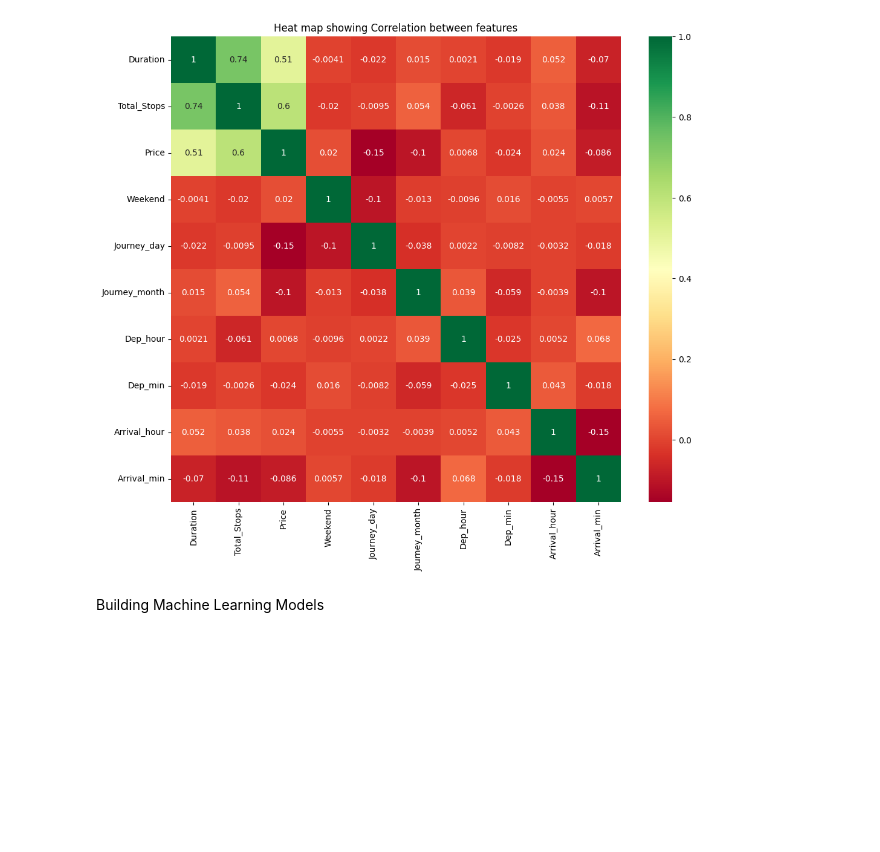
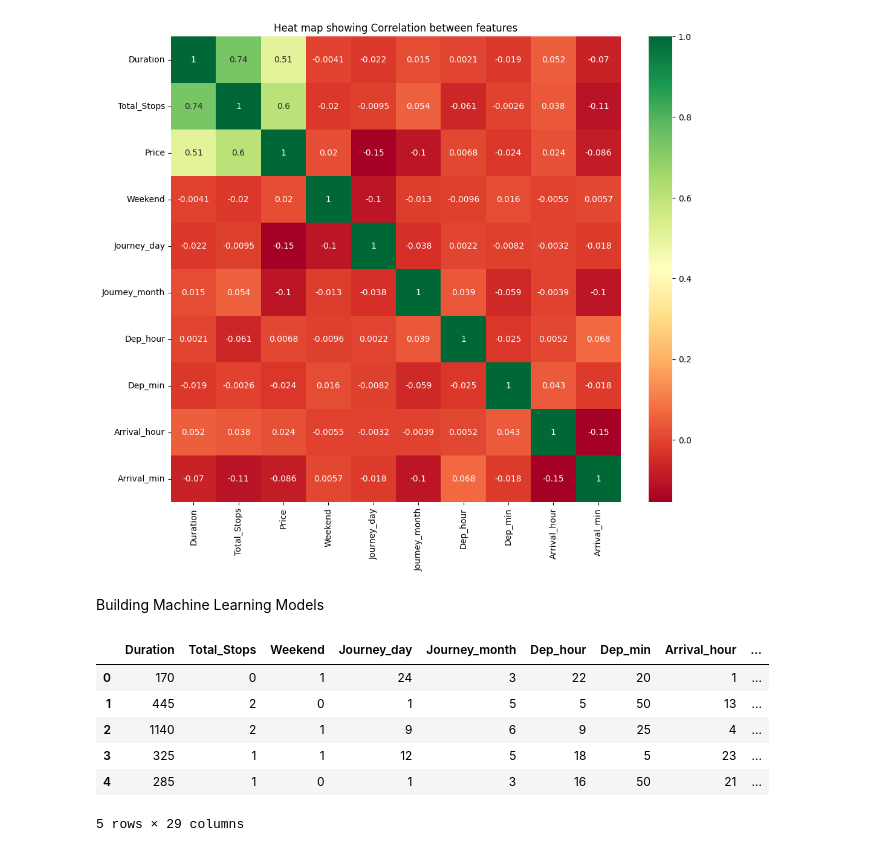
Before and after one commit to AmanSinghal07/PraxisProjects, a Jupyter notebook: Flight_Fare_Prediction.ipynb, the cells around one changed output. Saved outputs shown, nothing was run; the diff lists cells and outputs as text; code cells hidden in the pictures; blank space fills up the shorter version.

```diff
--- a/Flight_Fare_Prediction.ipynb
+++ b/Flight_Fare_Prediction.ipynb
@@ -632,3 +632,17 @@ Price & flight duration
 Duration & Total stops'''
 # %% [markdown]
 Building Machine Learning Models
+# %%
+#splitting data into x and y
+x=df2.drop(["Price"],axis=1)
+y=df2.loc[:,["Price"]].values
+# %%
+x.head()
+# %% [output]
+|  | Duration | Total_Stops | Weekend | Journey_day | Journey_month | Dep_hour | Dep_min | Arrival_hour | ... |
+| 0 | 170 | 0 | 1 | 24 | 3 | 22 | 20 | 1 | ... |
+| 1 | 445 | 2 | 0 | 1 | 5 | 5 | 50 | 13 | ... |
+| 2 | 1140 | 2 | 1 | 9 | 6 | 9 | 25 | 4 | ... |
+| 3 | 325 | 1 | 1 | 12 | 5 | 18 | 5 | 23 | ... |
+| 4 | 285 | 1 | 0 | 1 | 3 | 16 | 50 | 21 | ... |
+5 rows × 29 columns
```
Also changed, not shown: parts of 10 cells of this notebook.
